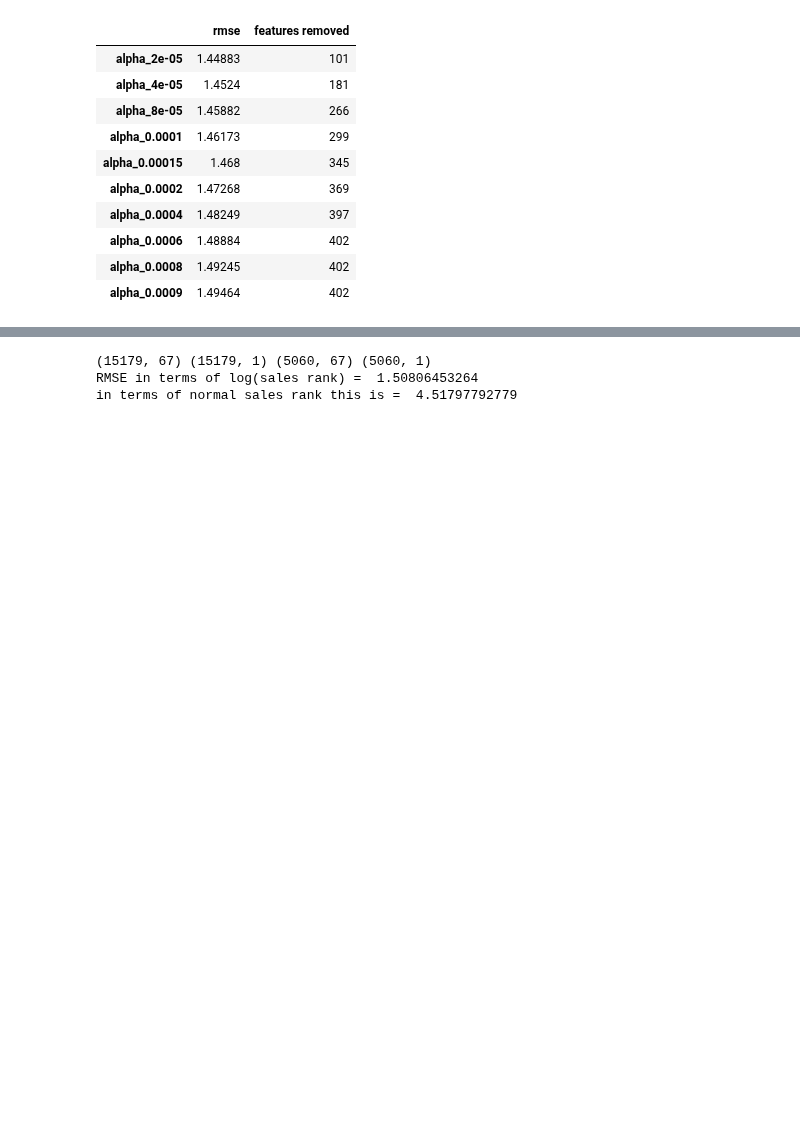
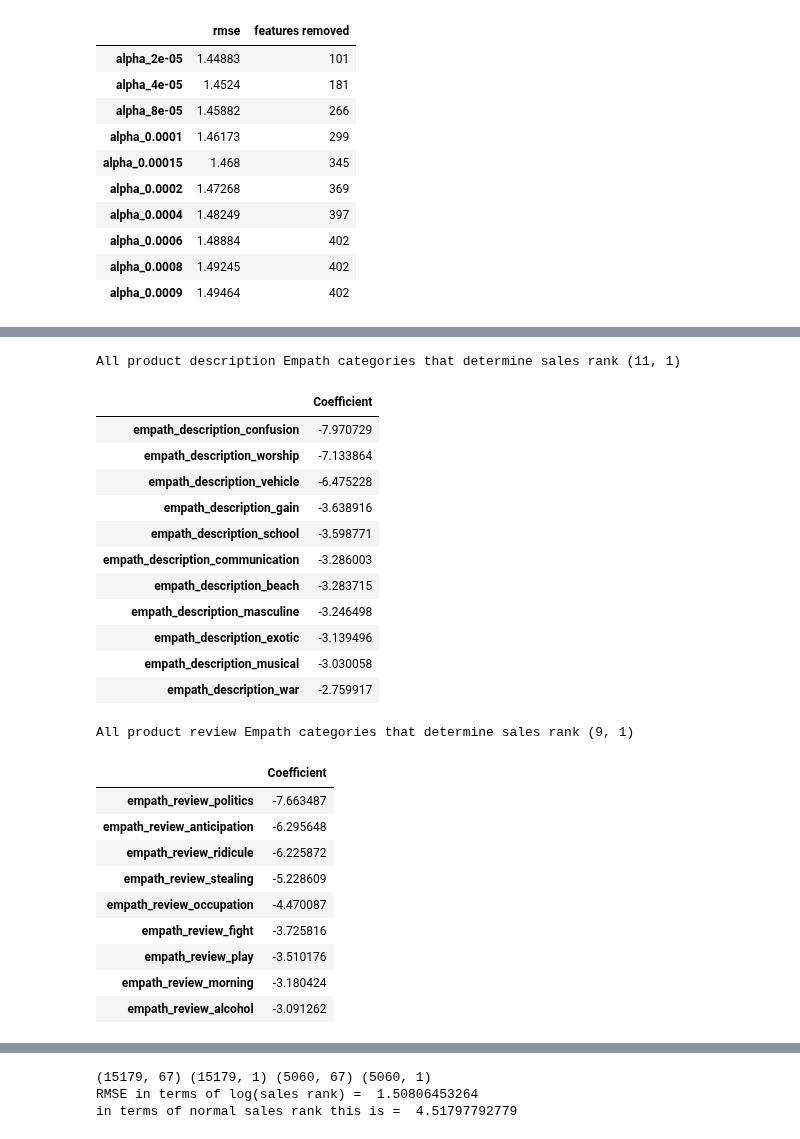
Before and after one commit to Aparna-Gupta/amazon_yolo, a Jupyter notebook: LinearRegressionPipeline.ipynb, the cells around one changed output, grey strips where cells are left out. Drawn from its saved outputs; the diff is of its cells as text; code cells hidden in the pictures; blank space fills up the shorter version.

```diff
--- a/LinearRegressionPipeline.ipynb
+++ b/LinearRegressionPipeline.ipynb
@@ -105,10 +102,6 @@ in terms of normal sales rank this is =  4.50729016277
 est = sm.OLS(y, x)
 est2 = est.fit()
 print(est2.summary())
-y_pred = est2.predict()
-rmse = np.sqrt(metrics.mean_squared_error(y, y_pred))
-print("RMSE in terms of log(sales rank) = ",rmse)
-print("in terms of normal sales rank this is = ", np.e**(rmse))
 # %% [output]
                             OLS Regression Results
 ==============================================================================
@@ -258 +270,45 @@ in terms of normal sales rank this is =  4.30089871484
+# %%
+# split the last 20 empath features which reduce the salesrank the most
+#
+bottom_20 = good_features_df.tail(20)
+review_features = []
+description_features = []
+for i,r in bottom_20.iterrows():
+    if i.split("_")[1] == "description":
+        description_features.append(i)
+    elif i.split("_")[1] == "review":
+        review_features.append(i)
+
+good_desc_features = bottom_20.loc[description_features].sort_values(by="Coefficient")
+print("All product description Empath categories that determine sales rank",good_desc_features.shape)
+display(good_desc_features)
+
+good_rev_features = bottom_20.loc[review_features].sort_values(by="Coefficient")
+print("All product review Empath categories that determine sales rank",good_rev_features.shape)
+display(good_rev_features)
+# %% [output]
+All product description Empath categories that determine sales rank (11, 1)
+|  | Coefficient |
+| empath_description_confusion | -7.970729 |
+| empath_description_worship | -7.133864 |
+| empath_description_vehicle | -6.475228 |
+| empath_description_gain | -3.638916 |
+| empath_description_school | -3.598771 |
+| empath_description_communication | -3.286003 |
+| empath_description_beach | -3.283715 |
+| empath_description_masculine | -3.246498 |
+| empath_description_exotic | -3.139496 |
+| empath_description_musical | -3.030058 |
+| empath_description_war | -2.759917 |
+All product review Empath categories that determine sales rank (9, 1)
+|  | Coefficient |
+| empath_review_politics | -7.663487 |
+| empath_review_anticipation | -6.295648 |
+| empath_review_ridicule | -6.225872 |
+| empath_review_stealing | -5.228609 |
+| empath_review_occupation | -4.470087 |
+| empath_review_fight | -3.725816 |
+| empath_review_play | -3.510176 |
+| empath_review_morning | -3.180424 |
+| empath_review_alcohol | -3.091262 |
 # %%
```
Also changed, not shown: parts of 9 cells of this notebook, 1 other file.
